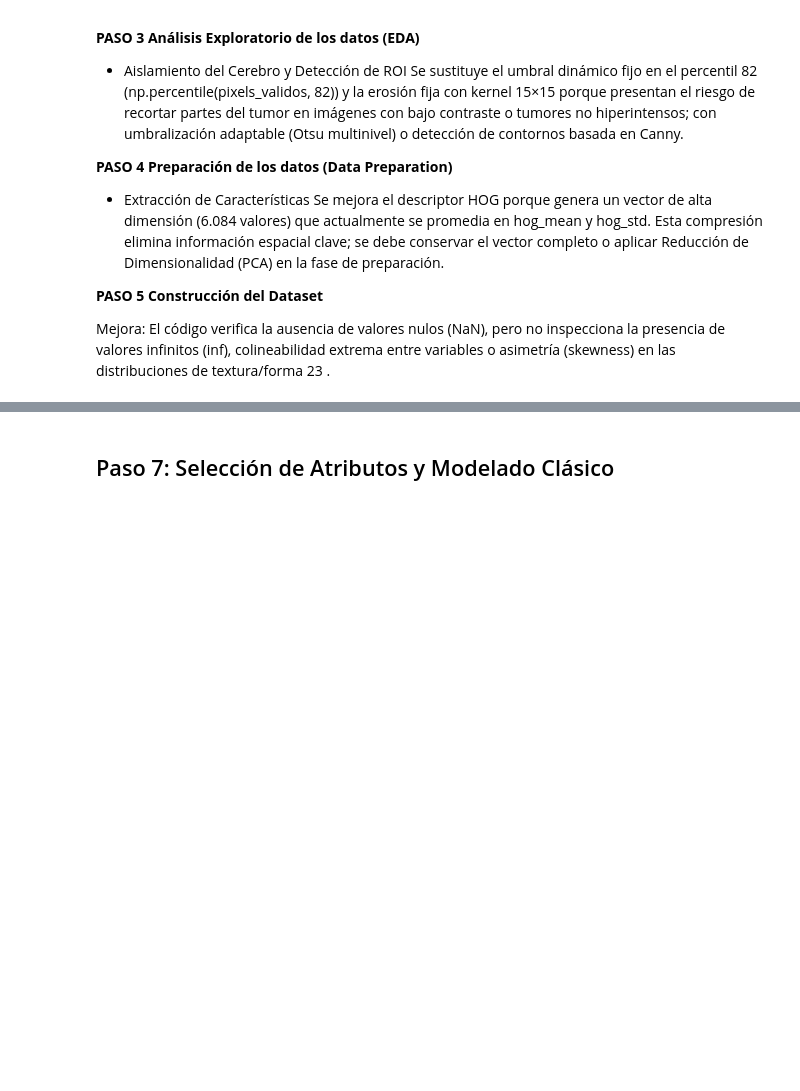
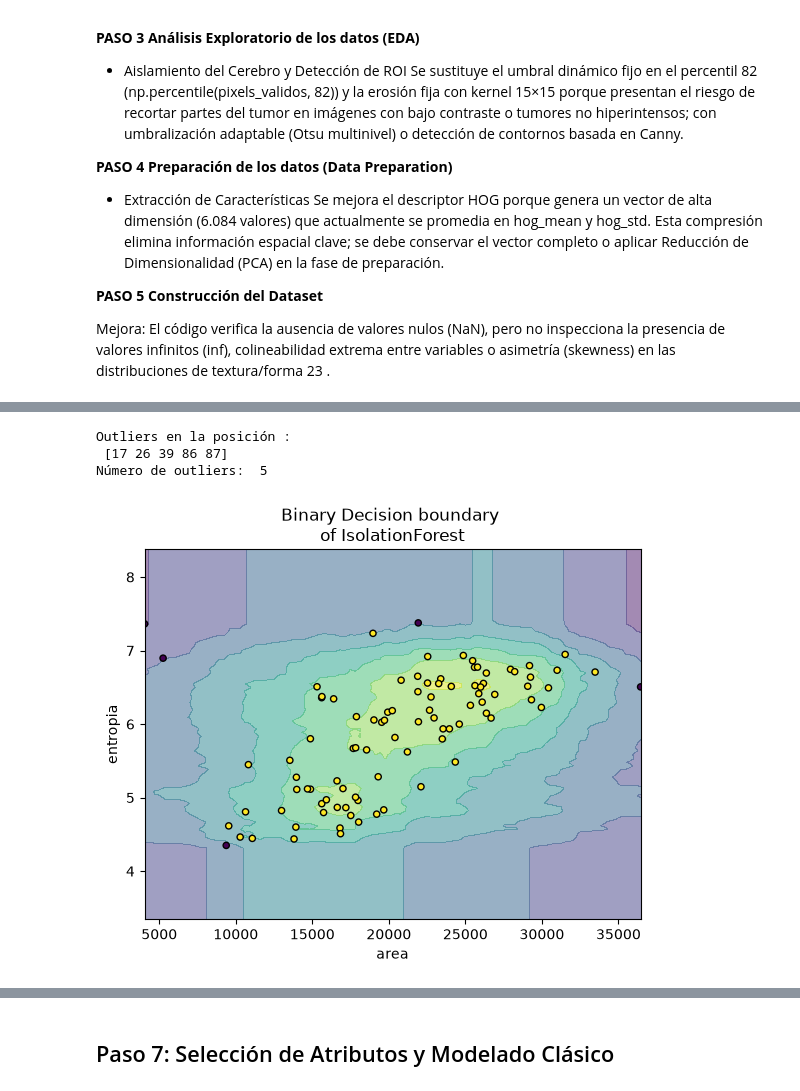
Before and after one commit to Alelop-Itu/TUMORES-CEREBRALES, a Jupyter notebook: Tumores cerebrales.ipynb, the cells around one changed output, grey strips where cells are left out. Saved outputs shown, nothing was run; the diff lists cells and outputs as text; code cells hidden in the pictures; blank space fills up the shorter version.

```diff
--- a/Tumores cerebrales.ipynb
+++ b/Tumores cerebrales.ipynb
@@ -1637,0 +1767,11 @@ Mejora: El código verifica la ausencia de valores nulos (NaN), pero no inspecci
+# %%
+from scipy import stats
+from sklearn.covariance import EllipticEnvelope
+from sklearn.ensemble import IsolationForest
+from sklearn.inspection import DecisionBoundaryDisplay
+
+# Variables sobre las que se detectan los outliers multivariados
+# (se usan pocas variables: con muchas columnas y pocas imágenes la matriz de covarianza es inestable)
+cols_out = ['area', 'perimetro', 'circularidad', 'compacidad', 'media_gris', 'entropia']
+df_out = X_train[cols_out]
+print(df_out.head())
@@ -1637,0 +1807,17 @@ Mejora: El código verifica la ausencia de valores nulos (NaN), pero no inspecci
+# %%
+# Definimos una función que, dado un determinado "df" y un "algorithm",
+# devuelva la matriz y la posición de outliers
+def find_outliers(df, algorithm):
+    outlier_method = algorithm.fit(df)
+
+    # Aplicamos el método de detección de outliers entrenado sobre nuestro dataset
+    df_outliers = outlier_method.predict(df)
+
+    # Determinamos la posición de los outliers
+    pos_outliers = np.where(df_outliers == -1)[0]
+    print('Outliers en la posición :\n', pos_outliers)
+
+    # Determinamos el número de outliers
+    print('Número de outliers: ', len(pos_outliers))
+
+    return df_outliers, pos_outliers
@@ -1637,0 +1844,20 @@ Mejora: El código verifica la ausencia de valores nulos (NaN), pero no inspecci
+# %%
+# Representación gráfica con dos variables
+df_2d = X_train[['area', 'entropia']]
+IF_2d = IsolationForest(max_samples='auto', contamination=0.05, random_state=42)
+df_outliers_2d, _ = find_outliers(df_2d, IF_2d)
+
+disp = DecisionBoundaryDisplay.from_estimator(
+    IF_2d,
+    df_2d,
+    response_method="decision_function",
+    alpha=0.5,
+)
+disp.ax_.scatter(df_2d['area'], df_2d['entropia'], c=df_outliers_2d, s=20, edgecolor="k")
+disp.ax_.set_title("Binary Decision boundary \nof IsolationForest")
+plt.show()
+# %% [output]
+Outliers en la posición :
+ [17 26 39 86 87]
+Número de outliers:  5
+[figure, added]
```
Also changed, not shown: parts of 28 cells of this notebook.
